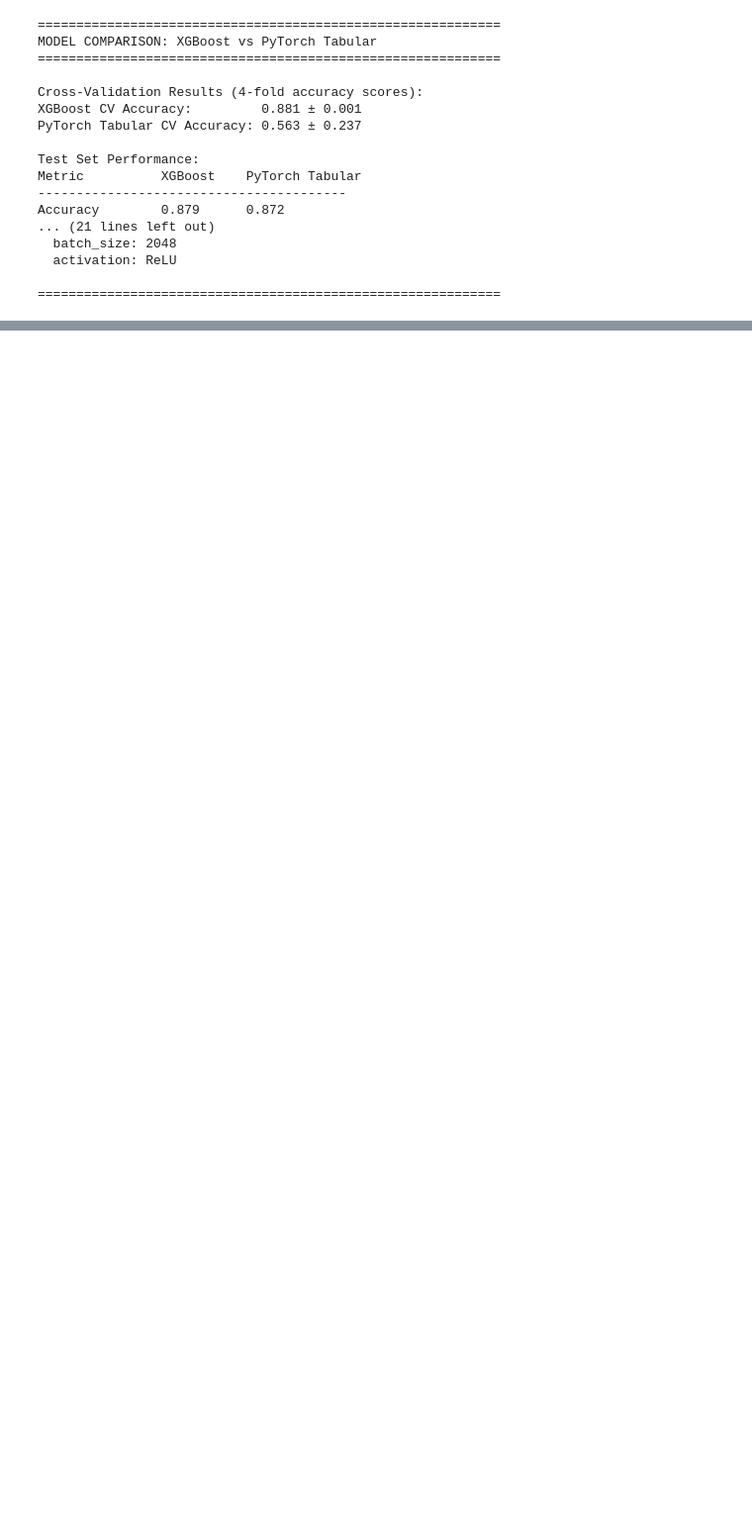
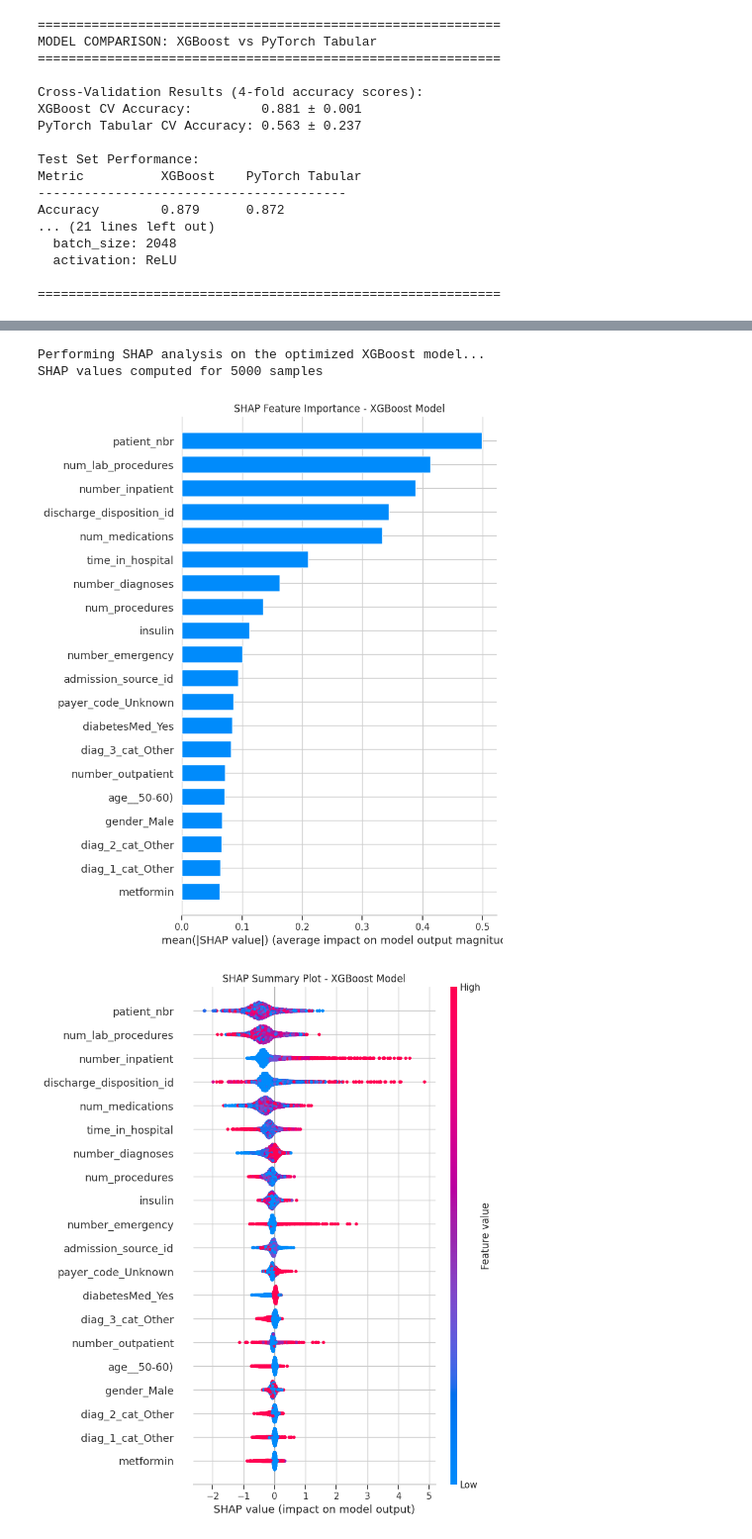
Before and after one commit to Arjeus/diabetes_assignment, a Jupyter notebook: diabetes_readmission_prediction_boost.ipynb, the cells around one changed output, grey strips where cells are left out. Shown at 99% size. Saved outputs shown, nothing was run; the diff lists cells and outputs as text; code cells hidden in the pictures; blank space fills up the shorter version.

```diff
--- a/diabetes_readmission_prediction_boost.ipynb
+++ b/diabetes_readmission_prediction_boost.ipynb
@@ -1289,0 +1309,47 @@ Accuracy        0.879      0.872
+# %%
+# SHAP Analysis for XGBoost Model
+print("Performing SHAP analysis on the optimized XGBoost model...")
+
+# Get the XGBoost classifier from the best pipeline
+xgb_model = best_pipeline.named_steps['classifier']
+
+# Use a sample of training data for SHAP (to speed up computation)
+sample_size = 5000
+sample_indices = np.random.choice(X_train.shape[0], size=min(sample_size, X_train.shape[0]), replace=False)
+X_sample = X_train.iloc[sample_indices]
+
+# Create SHAP explainer for XGBoost
+explainer = shap.TreeExplainer(xgb_model)
+shap_values = explainer.shap_values(X_sample)
+
+print(f"SHAP values computed for {len(X_sample)} samples")
+
+# Summary plot
+plt.figure(figsize=(12, 8))
+shap.summary_plot(shap_values, X_sample, plot_type="bar", show=False)
+plt.title('SHAP Feature Importance - XGBoost Model')
+plt.tight_layout()
+plt.show()
+
+# Detailed summary plot
+plt.figure(figsize=(12, 8))
+shap.summary_plot(shap_values, X_sample, show=False)
+plt.title('SHAP Summary Plot - XGBoost Model')
+plt.tight_layout()
+plt.show()
+
+# Feature importance ranking
+feature_importance = np.abs(shap_values).mean(0)
+feature_names = X_sample.columns
+importance_df = pd.DataFrame({
+    'feature': feature_names,
+    'importance': feature_importance
+}).sort_values('importance', ascending=False)
+
+print("\nTop 15 Most Important Features (SHAP):")
+print(importance_df.head(15))
+# %% [output]
+Performing SHAP analysis on the optimized XGBoost model...
+SHAP values computed for 5000 samples
+[figure, added]
+[figure, added]
```
Also changed, not shown: parts of 12 cells of this notebook, 4 other files.
